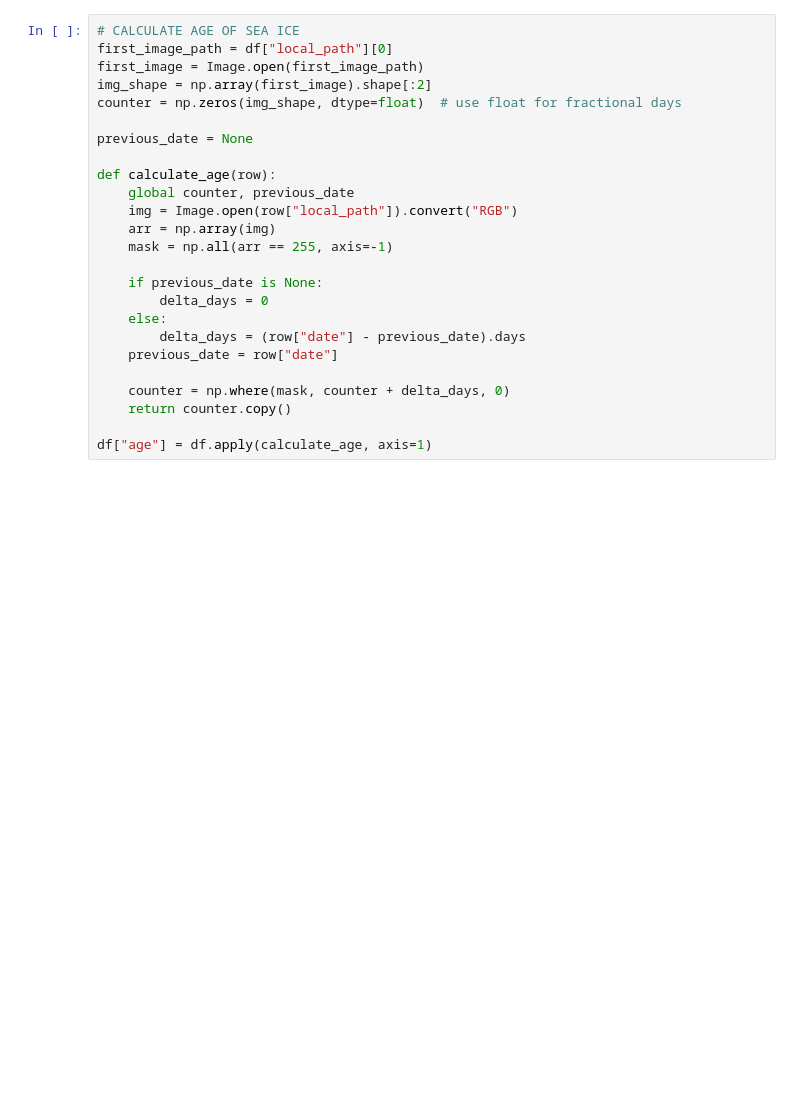
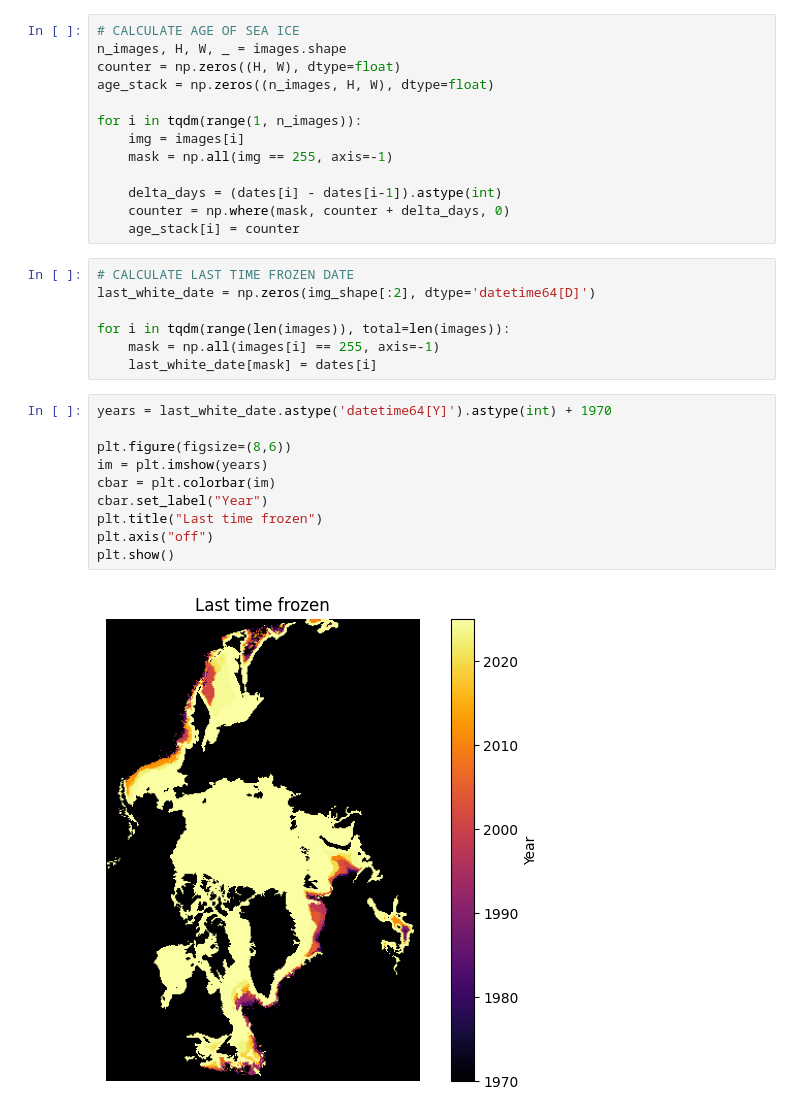
Before and after one commit to nwalser/CS163, a Jupyter notebook: proprocessing/main.ipynb, the cells around one changed output. Cells and saved outputs as stored; diff of their text form; blank space fills up the shorter version.

```diff
--- a/proprocessing/main.ipynb
+++ b/proprocessing/main.ipynb
@@ -96,25 +122,32 @@ df["area"] = df["local_path"].apply(calculate_area)
 # %%
 # CALCULATE AGE OF SEA ICE
-first_image_path = df["local_path"][0]
-first_image = Image.open(first_image_path)
-img_shape = np.array(first_image).shape[:2]
-counter = np.zeros(img_shape, dtype=float)  # use float for fractional days
+n_images, H, W, _ = images.shape
+counter = np.zeros((H, W), dtype=float)
+age_stack = np.zeros((n_images, H, W), dtype=float)
 
-previous_date = None
+for i in tqdm(range(1, n_images)):
+    img = images[i]
+    mask = np.all(img == 255, axis=-1)
 
-def calculate_age(row):
-    global counter, previous_date
-    img = Image.open(row["local_path"]).convert("RGB")
-    arr = np.array(img)
-    mask = np.all(arr == 255, axis=-1)
-
-    if previous_date is None:
-        delta_days = 0
-    else:
-        delta_days = (row["date"] - previous_date).days
-    previous_date = row["date"]
-
+    delta_days = (dates[i] - dates[i-1]).astype(int)
     counter = np.where(mask, counter + delta_days, 0)
-    return counter.copy()
-
-df["age"] = df.apply(calculate_age, axis=1)
+    age_stack[i] = counter
+# %%
+# CALCULATE LAST TIME FROZEN DATE
+last_white_date = np.zeros(img_shape[:2], dtype='datetime64[D]')
+
+for i in tqdm(range(len(images)), total=len(images)):
+    mask = np.all(images[i] == 255, axis=-1)
+    last_white_date[mask] = dates[i]
+# %%
+years = last_white_date.astype('datetime64[Y]').astype(int) + 1970
+
+plt.figure(figsize=(8,6))
+im = plt.imshow(years)
+cbar = plt.colorbar(im)
+cbar.set_label("Year")
+plt.title("Last time frozen")
+plt.axis("off")
+plt.show()
+# %% [output]
+[figure, added]
```
Also changed, not shown: parts of 8 cells of this notebook, 1 other file.
